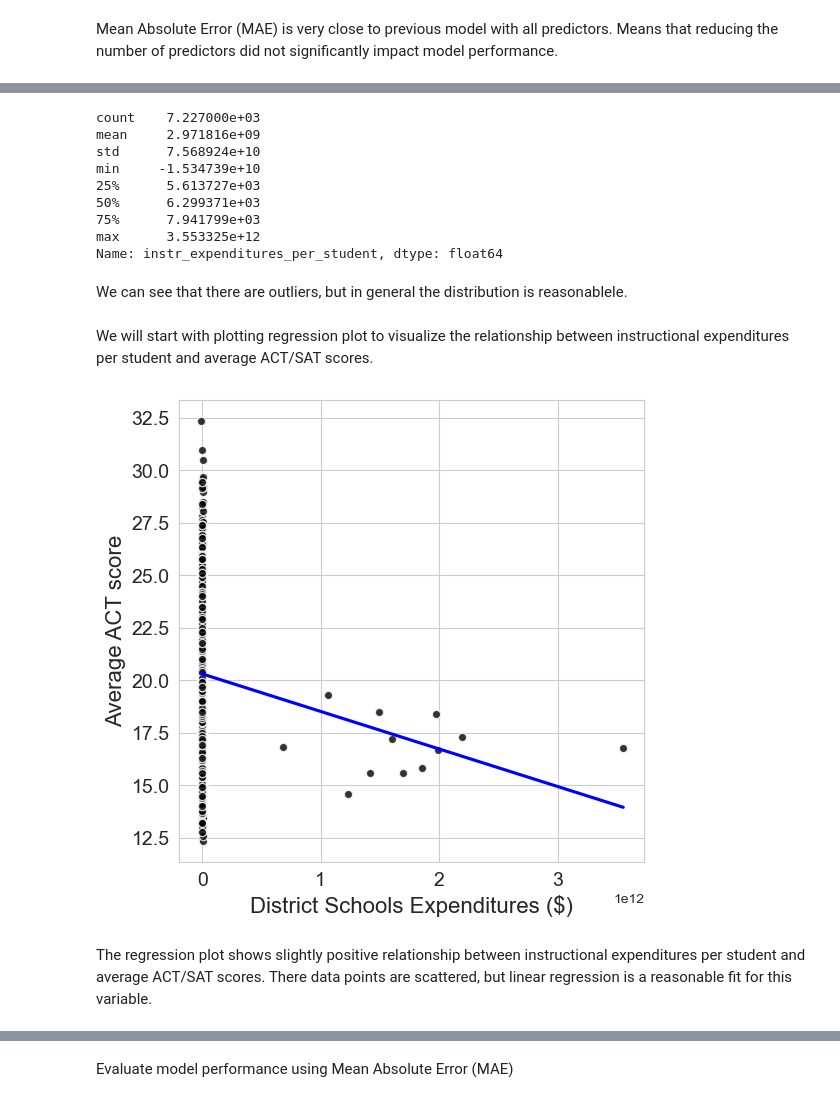
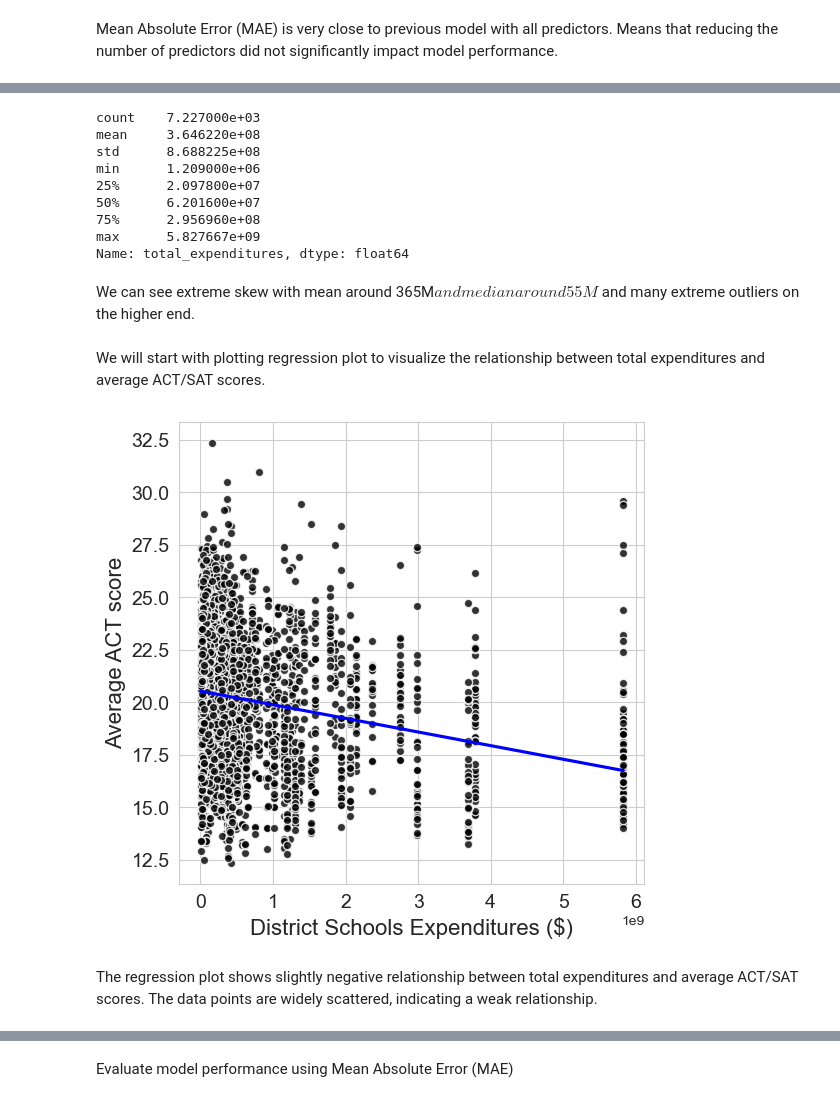
Before and after one commit to JLichwa80/education, a Jupyter notebook: code/Education_DATA_Analysis_And_Modeling.ipynb, the cells around one changed output, grey strips where cells are left out. Saved outputs shown, nothing was run; the diff lists cells and outputs as text; code cells hidden in the pictures.

Commit message:
revert to total exp

```diff
--- a/code/Education_DATA_Analysis_And_Modeling.ipynb
+++ b/code/Education_DATA_Analysis_And_Modeling.ipynb
@@ -349,15 +349,15 @@ I have selected instructional expenditures per student as an additional predicto
 # %%
-df['instr_expenditures_per_student'].describe()
+df['total_expenditures'].describe()
 # %% [output]
 count    7.227000e+03
-mean     2.971816e+09
-std      7.568924e+10
-min     -1.534739e+10
-25%      5.613727e+03
-50%      6.299371e+03
-75%      7.941799e+03
-max      3.553325e+12
-Name: instr_expenditures_per_student, dtype: float64
+mean     3.646220e+08
+std      8.688225e+08
+min      1.209000e+06
+25%      2.097800e+07
+50%      6.201600e+07
+75%      2.956960e+08
+max      5.827667e+09
+Name: total_expenditures, dtype: float64
-# %% [markdown]
-We can see that there are outliers, but in general the distribution is reasonablele.
+# %% [markdown]
+We can see extreme skew with mean around 365M$ and median around 55M$ and many extreme outliers on the higher end.
 # %%
@@ -365,24 +365,24 @@ We can see that there are outliers, but in general the distribution is reasonabl
 # %% [markdown]
-We will start with plotting regression plot to visualize the relationship between instructional expenditures per student and average ACT/SAT scores.
+We will start with plotting regression plot to visualize the relationship between total expenditures and average ACT/SAT scores.
 # %%
 plt.figure(figsize=(6, 6))
 
 sns.regplot(data=df,
-            x='instr_expenditures_per_student',
+            x='total_expenditures',
             y='average_act',
             color='blue',
             ci=False,
             scatter_kws={'color': 'black', 'edgecolors': 'white', 'linewidths': 1})
 
 # Add axis labels
 plt.xlabel('District Schools Expenditures ($)', fontsize=16)
 plt.ylabel('Average ACT score', fontsize=16)
 
 # Increase the fontsize of the tick labels
 plt.tick_params(labelsize=14)
 
 plt.show()
 # %% [output]
-[figure, old version]
+[figure, new version]
 # %% [markdown]
-The regression plot shows slightly positive relationship between instructional expenditures per student and average ACT/SAT scores. There data points are scattered, but linear regression is a reasonable fit for this variable.
+The regression plot shows slightly negative relationship between total expenditures and average ACT/SAT scores. The data points are widely scattered, indicating a weak relationship.
```
Also changed, not shown: parts of 32 cells of this notebook, 2 other files.
